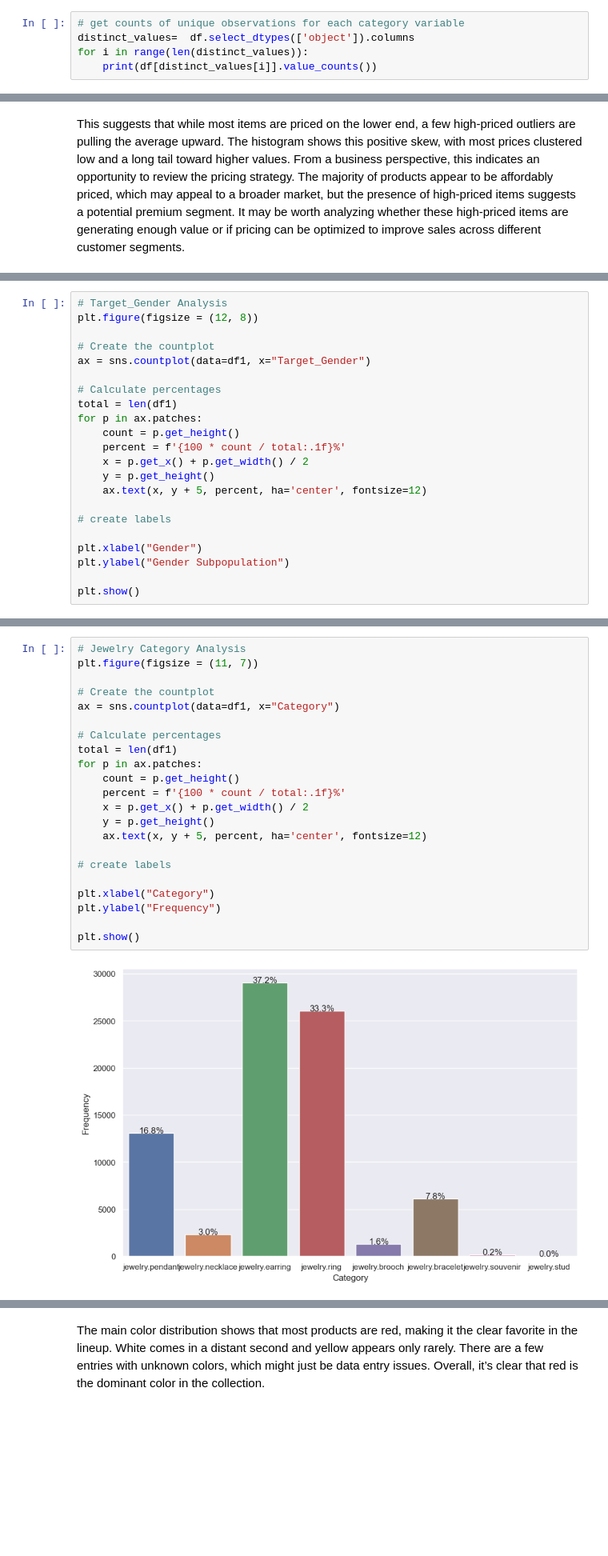
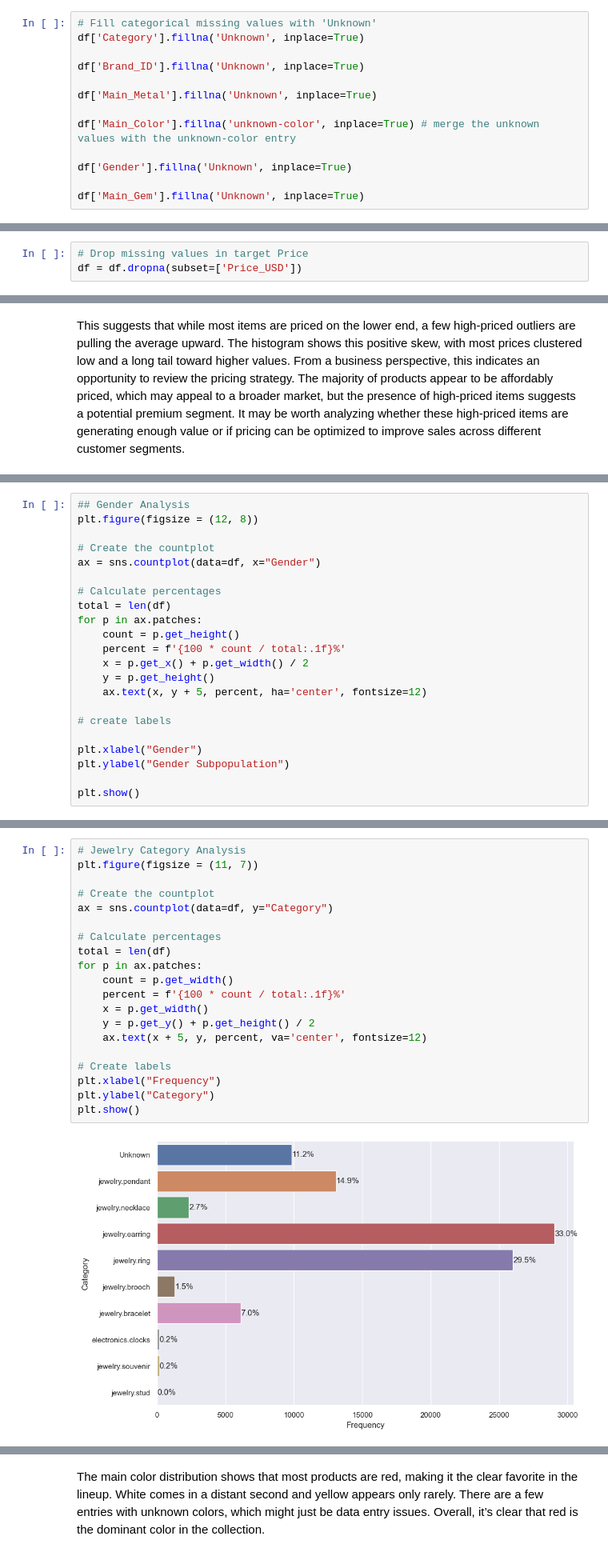
Before and after one commit to thecadMunik/jewelry-optimization-project, a Jupyter notebook: notebooks/j-p optimization.ipynb, the cells around one changed output, grey strips where cells are left out. Shown at 80% size. Drawn from its saved outputs; the diff is of its cells as text; blank space fills up the shorter version.

Commit message:
Data Cleaning and Exploration

```diff
--- a/notebooks/j-p optimization.ipynb
+++ b/notebooks/j-p optimization.ipynb
@@ -204,7 +155,15 @@ The dataset contains 95,910 rows and 13 columns. It includes a mix of data types
 # drop duplicates
 df.drop_duplicates(inplace=True)
 # %%
-# get counts of unique observations for each category variable
-distinct_values=  df.select_dtypes(['object']).columns
-for i in range(len(distinct_values)):
-    print(df[distinct_values[i]].value_counts())
+# Fill categorical missing values with 'Unknown'
+df['Category'].fillna('Unknown', inplace=True)
+
+df['Brand_ID'].fillna('Unknown', inplace=True)
+
+df['Main_Metal'].fillna('Unknown', inplace=True)
+
+df['Main_Color'].fillna('unknown-color', inplace=True) # merge the unknown values with the unknown-color entry
+
+df['Gender'].fillna('Unknown', inplace=True)
+
+df['Main_Gem'].fillna('Unknown', inplace=True)
@@ -231 +170,4 @@ From the number of unique values in the categorical variables, Category has 218
+# %%
+# Drop missing values in target Price
+df = df.dropna(subset=['Price_USD'])
 # %%
@@ -420,12 +279,12 @@ This suggests that while most items are priced on the lower end, a few high-pric
 # %%
-# Target_Gender Analysis
+## Gender Analysis
 plt.figure(figsize = (12, 8))
 
 # Create the countplot
-ax = sns.countplot(data=df1, x="Target_Gender")
+ax = sns.countplot(data=df, x="Gender")
 
 # Calculate percentages
-total = len(df1)
+total = len(df)
 for p in ax.patches:
     count = p.get_height()
     percent = f'{100 * count / total:.1f}%'
@@ -446,27 +305,25 @@ The Target_Gender distribution shows a significant skew, with females making up
 # %%
 # Jewelry Category Analysis
 plt.figure(figsize = (11, 7))
 
 # Create the countplot
-ax = sns.countplot(data=df1, x="Category")
+ax = sns.countplot(data=df, y="Category")
 
 # Calculate percentages
-total = len(df1)
+total = len(df)
 for p in ax.patches:
-    count = p.get_height()
+    count = p.get_width()
     percent = f'{100 * count / total:.1f}%'
-    x = p.get_x() + p.get_width() / 2
-    y = p.get_height()
-    ax.text(x, y + 5, percent, ha='center', fontsize=12)
+    x = p.get_width()
+    y = p.get_y() + p.get_height() / 2
+    ax.text(x + 5, y, percent, va='center', fontsize=12)
 
-# create labels
-
-plt.xlabel("Category")
-plt.ylabel("Frequency")
-
+# Create labels
+plt.xlabel("Frequency")
+plt.ylabel("Category")
 plt.show()
 # %% [output]
-[figure, old version]
+[figure, new version]
 # %% [markdown]
 The jewelry category distribution reveals that earrings (37.2%) and rings (33.3%) are the dominant product types, together accounting for over 70% of total sales. Pendants also contribute a moderate share at 16.8%, while categories like bracelets (7.8%), necklaces (3.0%), and brooches (1.6%) have relatively lower representation. Souvenirs (0.2%) and studs (0%) show minimal or no sales activity.
 
```
Also changed, not shown: parts of 70 cells of this notebook, 1 other file.
